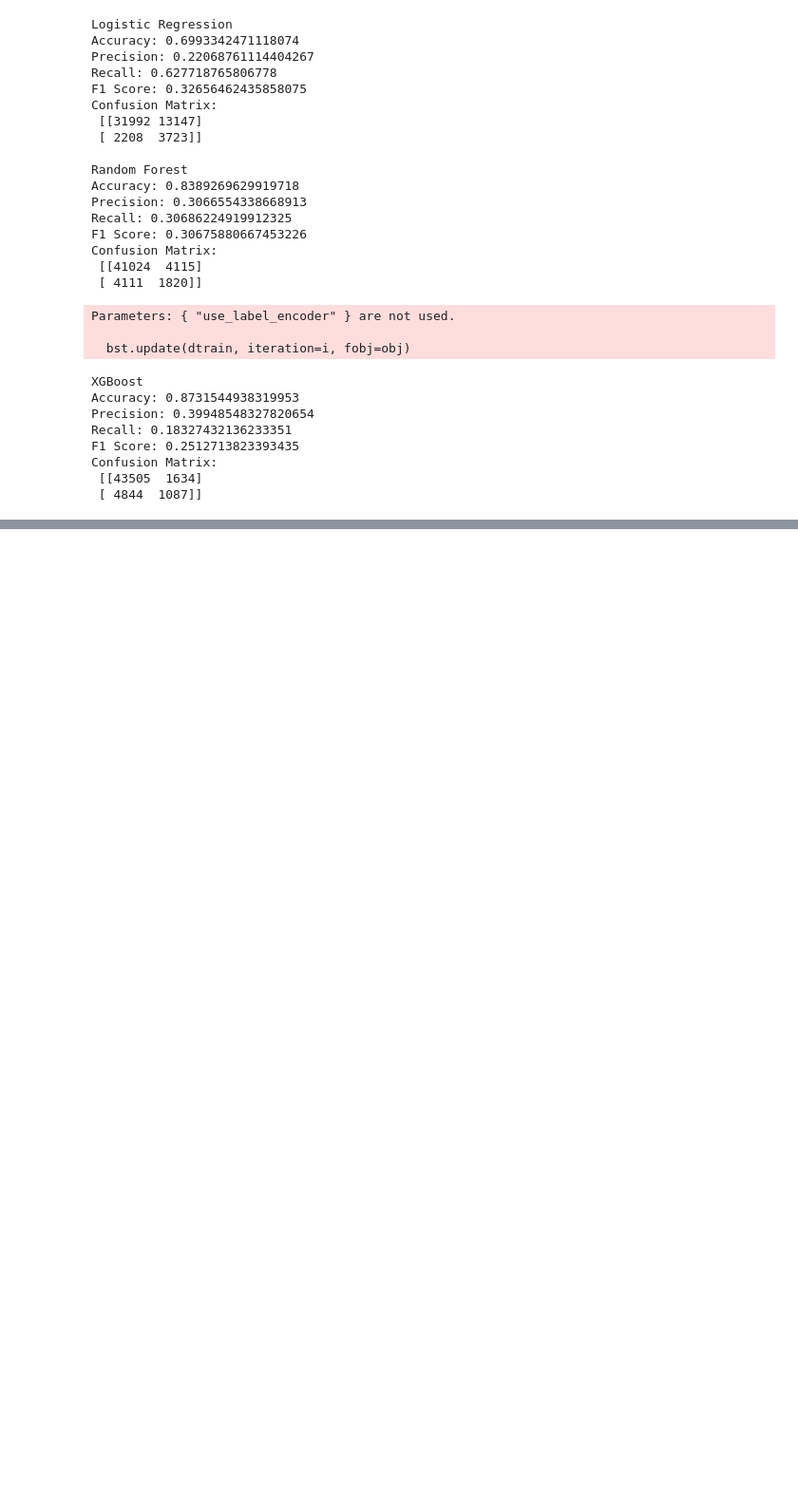
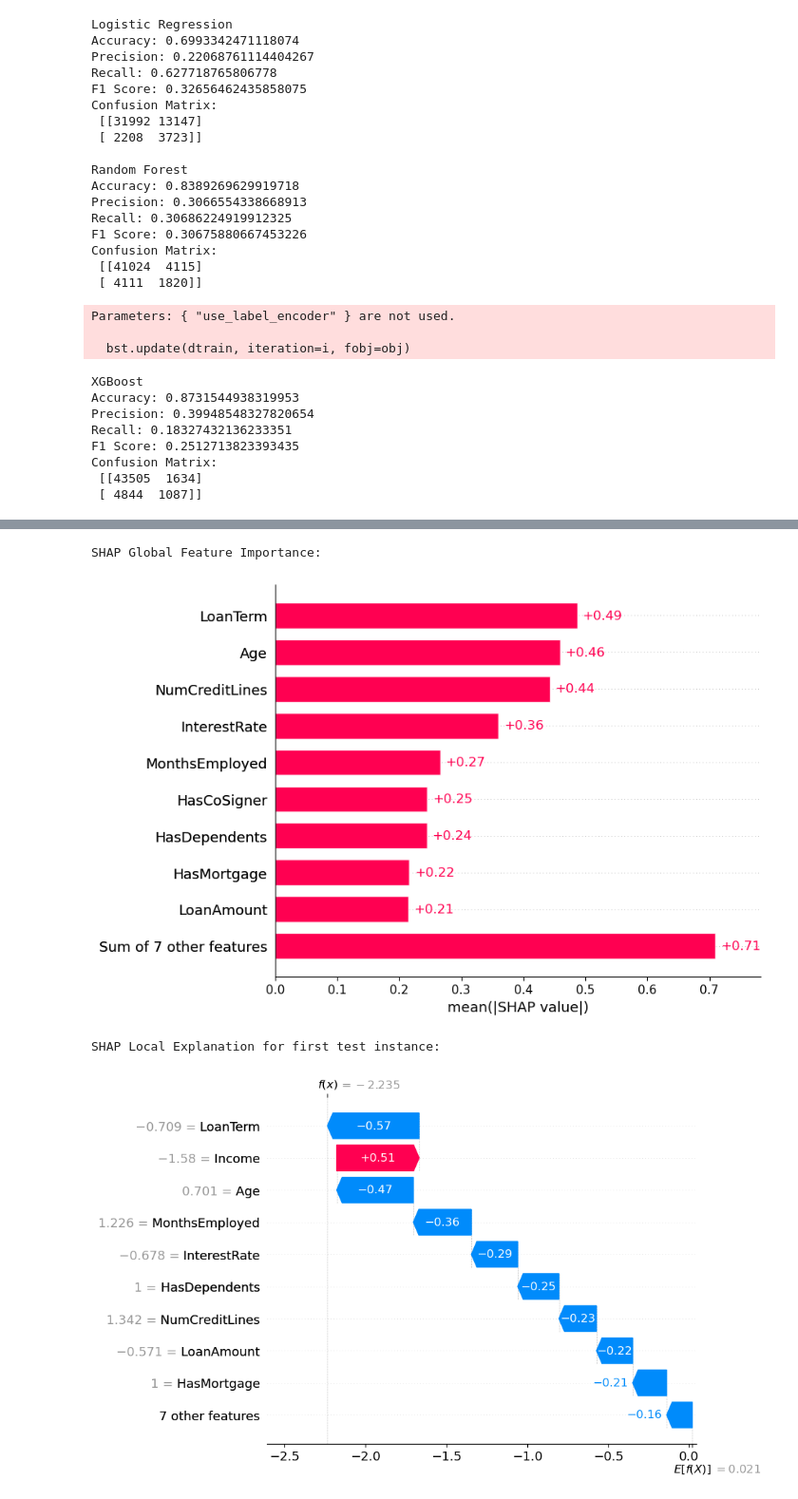
Before and after one commit to SamHaggai-146/LOAN-DEFAULT-RISK-PREDICTION, a Jupyter notebook: Loan-default-risk-prediction(Full Code).ipynb, the cells around one changed output, grey strips where cells are left out. Shown at 95% size. Drawn from its saved outputs; the diff is of its cells as text; code cells hidden in the pictures; blank space fills up the shorter version.

```diff
--- a/Loan-default-risk-prediction(Full Code).ipynb
+++ b/Loan-default-risk-prediction(Full Code).ipynb
@@ -5,7 +5,7 @@ import pandas as pd
 from sklearn.preprocessing import LabelEncoder, StandardScaler
 
 # Load dataset
-df = pd.read_csv(r'C:\Users\quodh\OneDrive\Documents\data-folder\Loan_default.csv')
+df = pd.read_csv(r'F:\OneDrive - University of Hertfordshire\23067350_MSc_LoanDefaultProject\Dataset\Loan_default.csv')
 
 # Drop ID column
 df = df.drop(columns=['LoanID'])
@@ -165,3 +179,25 @@ F1 Score: 0.2512713823393435
 Confusion Matrix:
  [[43505  1634]
  [ 4844  1087]]
+# %%
+# Adding HyperParameters
+
+models = {
+    'Logistic Regression': LogisticRegression(C=0.5, solver='liblinear'),
+    'Random Forest': RandomForestClassifier(n_estimators=100, max_depth=10, random_state=42),
+    'XGBoost': xgb.XGBClassifier(n_estimators=100, learning_rate=0.1, max_depth=6, eval_metric='logloss', random_state=42),
+}
+
+from sklearn.metrics import accuracy_score, precision_score, recall_score, f1_score, confusion_matrix
+
+for name, model in models.items():
+    model.fit(X_train_bal, y_train_bal)
+    y_pred = model.predict(X_test)
+    cm = confusion_matrix(y_test, y_pred)
+
+    print(f"\n{name}")
+    print("Accuracy:", accuracy_score(y_test, y_pred))
+    print("Precision:", precision_score(y_test, y_pred))
+    print("Recall:", recall_score(y_test, y_pred))
+    print("F1 Score:", f1_score(y_test, y_pred))
+    print("Confusion Matrix:\n", cm)
@@ -167,0 +238,25 @@ Confusion Matrix:
+# %%
+import shap
+import matplotlib.pyplot as plt
+
+# Use the XGBoost model you've already trained
+xgb_model = models['XGBoost']  # assuming this is your trained model
+
+# Create SHAP explainer for tree-based model
+explainer = shap.Explainer(xgb_model, X_train_bal)
+
+# Get SHAP values for test set
+shap_values = explainer(X_test)
+
+# Global explanation (feature importance)
+print("\nSHAP Global Feature Importance:")
+shap.plots.bar(shap_values)
+
+# Local explanation (first prediction)
+print("\nSHAP Local Explanation for first test instance:")
+shap.plots.waterfall(shap_values[0])
+# %% [output]
+SHAP Global Feature Importance:
+[figure, added]
+SHAP Local Explanation for first test instance:
+[figure, added]
```
Also changed, not shown: parts of 8 cells of this notebook.
